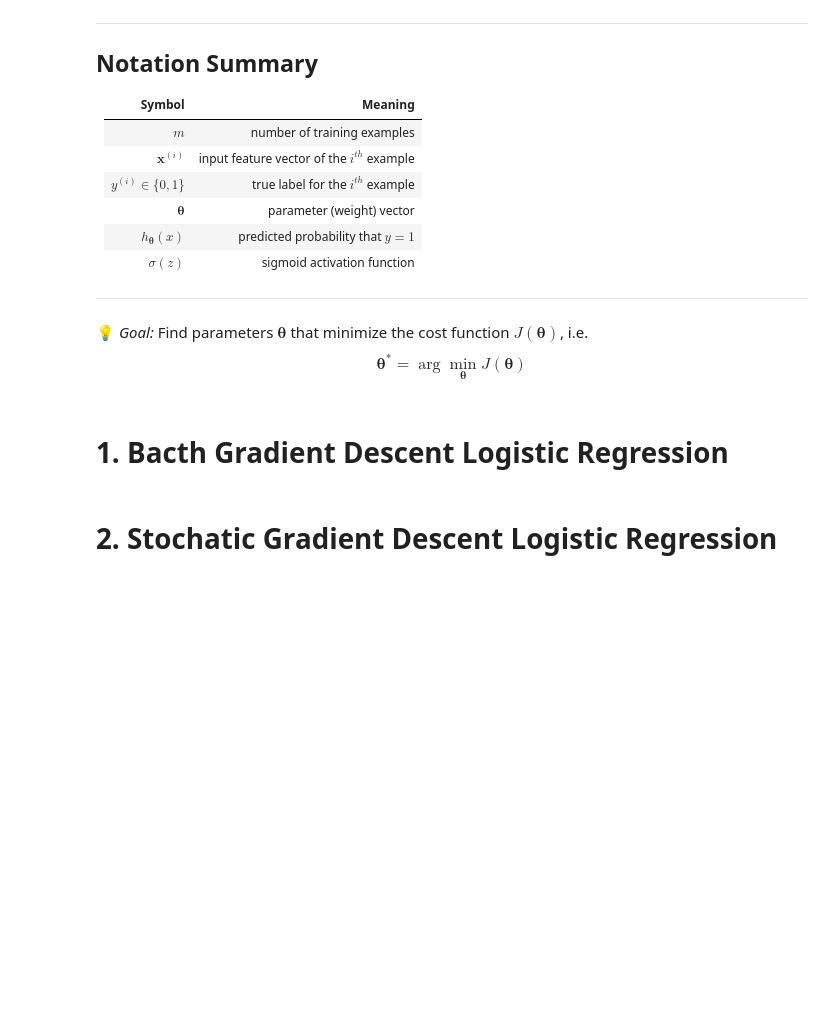
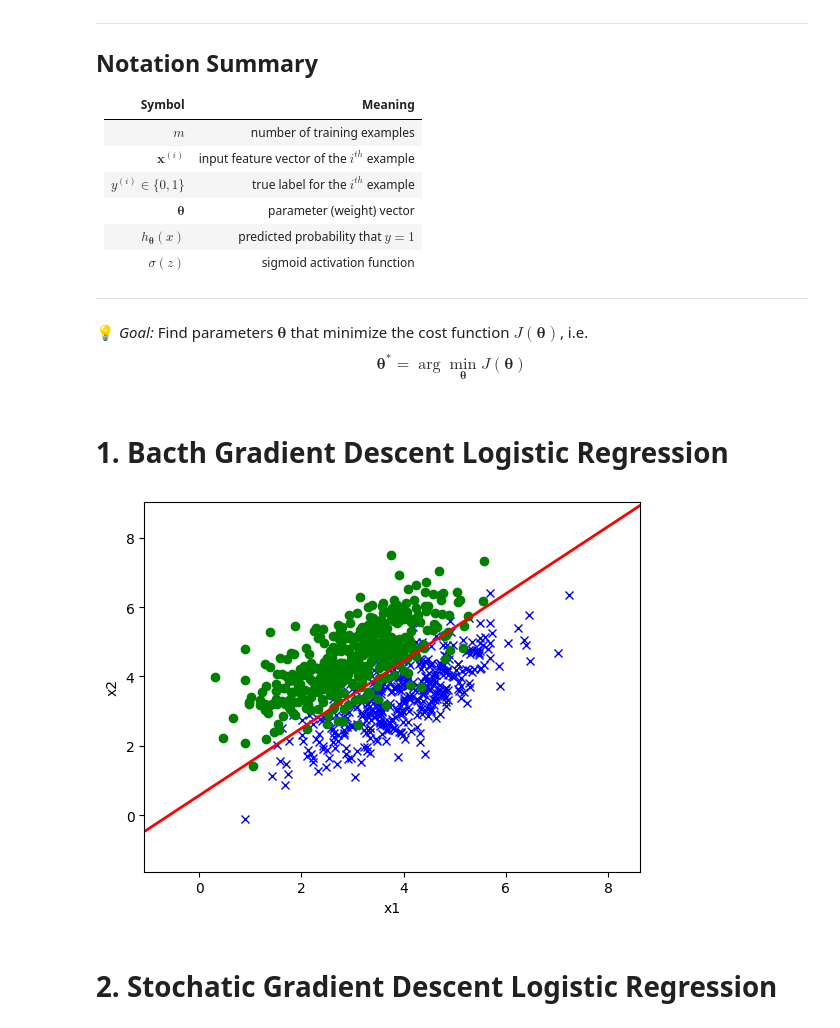
Before and after one commit to luongjuan123/Machine-Learning-Notebooks, a Jupyter notebook: LogisticRegression/LogisticRegression.ipynb, the cells around one changed output. Cells and saved outputs as stored; diff of their text form; code cells hidden in the pictures; blank space fills up the shorter version.

```diff
--- a/LogisticRegression/LogisticRegression.ipynb
+++ b/LogisticRegression/LogisticRegression.ipynb
@@ -146,7 +146,7 @@ def sigmoid(x):
 # %%
 class LinearModel(object):
     """Base class for linear models"""
-    def __init__(self, step_size, max_iter=100, eps=-1e6,
+    def __init__(self, step_size=0.01, max_iter=100, eps=-1e6,
                 theta_0=None, verbose=True):
 
         self.step_size = step_size
@@ -179,21 +179,40 @@ class LinearModel(object):
 # %%
 class BatchGradientDescentLogisticRegression(LinearModel):
 
     def fit(self, X, y):
         m, n = X.shape
         self.theta = np.zeros(n)
 
         while True:
             theta_old = np.copy(self.theta)
             h = sigmoid(X @ self.theta)
             gradient = X.T @ (h - y) / m
             self.theta -= self.step_size * gradient
 
             if np.linalg.norm(self.theta - theta_old, ord=1) < self.eps:
                 break
 
     def predict(self, X):
         return sigmoid(X @ self.theta)
+
+def run(train_path, eval_path, pred_path):
+    X_train, y_train = util.load_dataset(train_path, add_intercept=True)
+
+    model = BatchGradientDescentLogisticRegression(eps=1e-5)
+    model.fit(X_train, y_train)
+
+    # Plot data and decision boundary
+    util.plot(X_train, y_train, model.theta, 'Output/BatchGradientDescentLogisticRegression.png')
+
+    # Save predict
+    X_eval, y_eval = util.load_dataset(eval_path, add_intercept=True)
+    y_pred = model.predict(X_eval)
+    np.savetxt(pred_path, y_pred > 0.5, fmt='%d')
+
+if __name__ == "__main__":
+    run(train_path="Data/train.csv", eval_path="Data/test.csv", pred_path="Output/BatchGradientDescentLogisticRegression.txt")
+# %% [output]
+[figure, added]
 # %% [markdown]
 # **2. Stochatic Gradient Descent Logistic Regression**
 # %%
```
Also changed, not shown: parts of 2 cells of this notebook, 10 other files.
